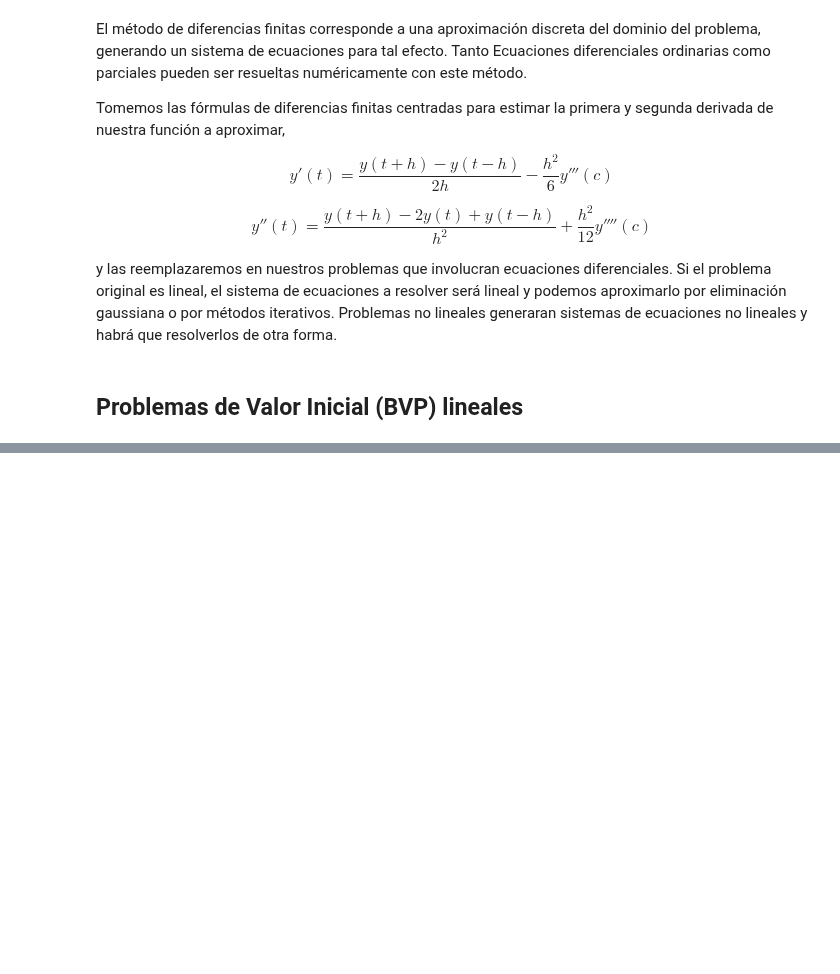
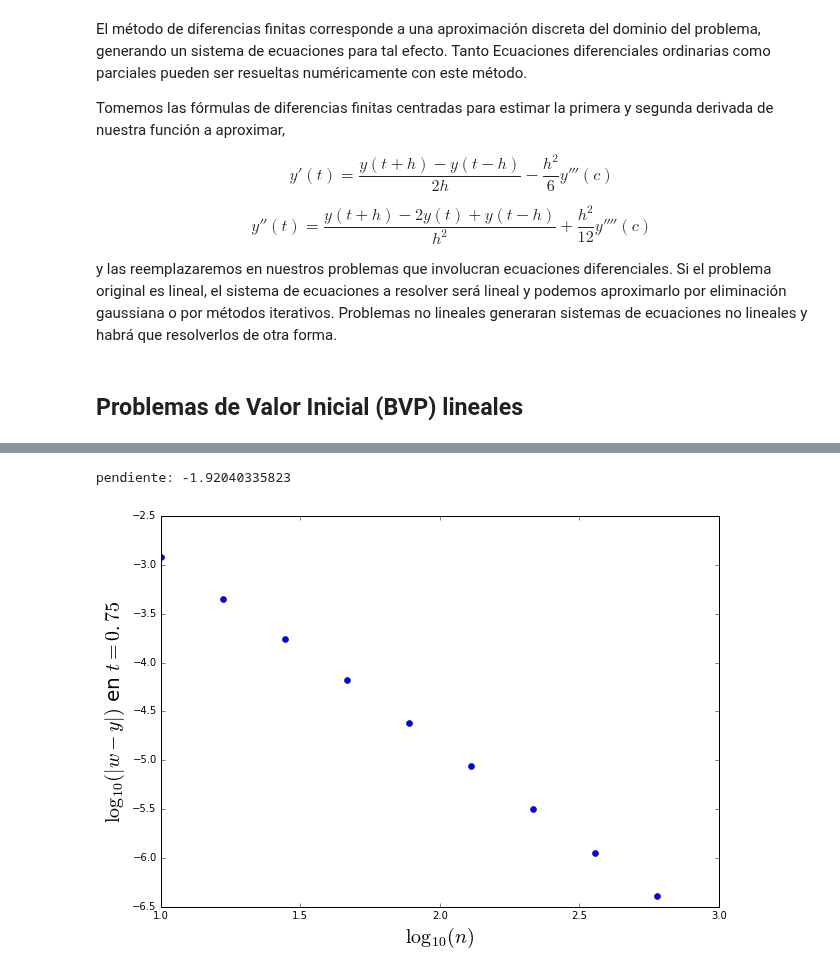
Before and after one commit to asazo/CC2, a Jupyter notebook: finitediff.ipynb, the cells around one changed output, grey strips where cells are left out. Drawn from its saved outputs; the diff is of its cells as text; code cells hidden in the pictures; blank space fills up the shorter version.

```diff
--- a/finitediff.ipynb
+++ b/finitediff.ipynb
@@ -73,0 +97,31 @@ plt.show()
+# %%
+from scipy.interpolate import BarycentricInterpolator
+
+y_data = y(0.75)
+exp = np.linspace(1, 3, 10)
+N = np.round(np.power(10, exp))
+err = []
+
+for n in N:
+    n = int(n)
+    h = 1.0/(n + 1.0)
+    A = DiffMatrix(n, h)
+    b = np.zeros((n))
+    b[0] = -1
+    b[-1] = -3
+    w = np.concatenate(([1], np.linalg.solve(A, b), [3]))
+    _t = np.linspace(0, 1, n+2)
+    f = BarycentricInterpolator(_t, w)
+    err.append(np.abs(f(0.75) - y(0.75)))
+
+logerr = np.log10(err)
+plt.figure(figsize=(10,7))
+plt.plot(exp, logerr, 'bo')
+slope = (logerr[1] - logerr[0]) / (exp[1] - exp[0])
+print("pendiente:",slope)
+plt.xlabel("$\log_{10}(n)$",fontsize=20)
+plt.ylabel("$\log_{10}(|w-y|)$ en $t = 0.75$",fontsize=20)
+plt.show()
+# %% [output]
+pendiente: -1.92040335823
+[figure, added]
```
Also changed, not shown: parts of 3 cells of this notebook.
